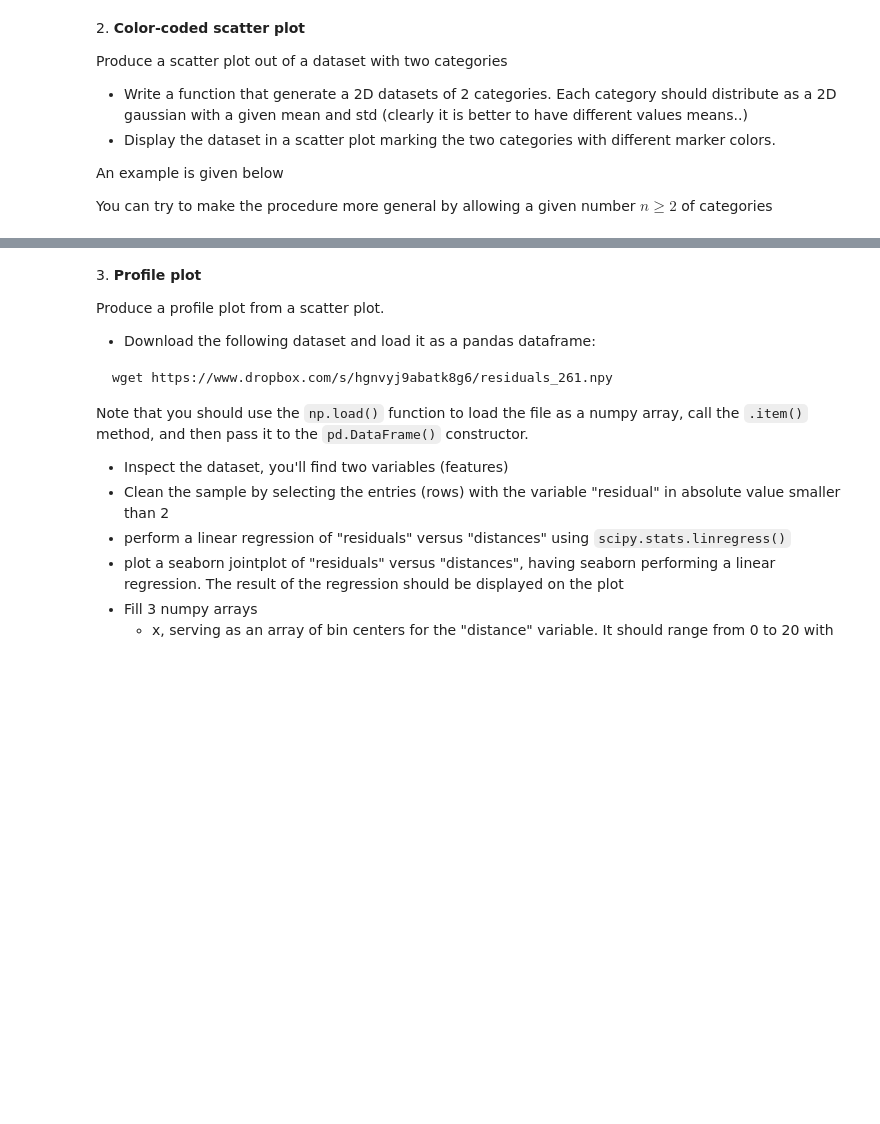
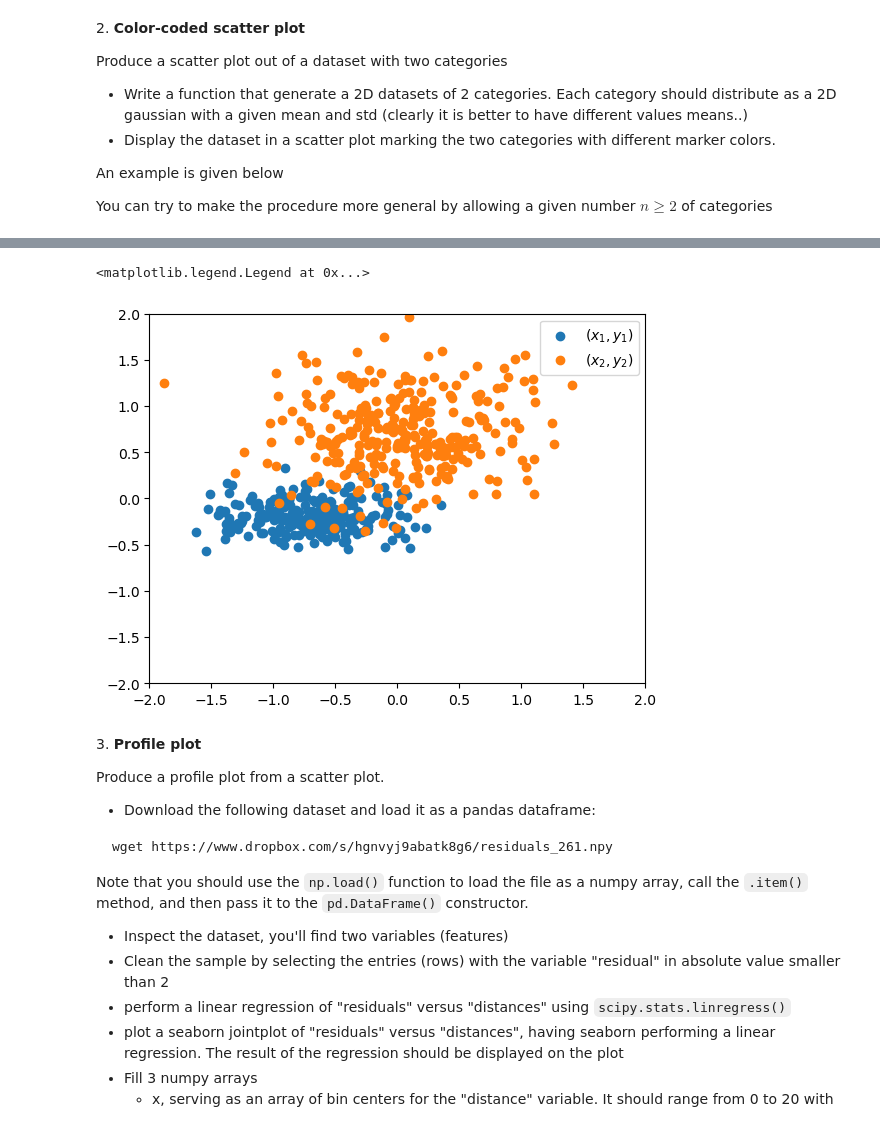
Before and after one commit to FrancescoLR02/LaboratoryOfComputationalPhysics_Y7, a Jupyter notebook: 07ex_Visualization.ipynb, the cells around one changed output, grey strips where cells are left out. Drawn from its saved outputs; the diff is of its cells as text; code cells hidden in the pictures; blank space fills up the shorter version.

```diff
--- a/07ex_Visualization.ipynb
+++ b/07ex_Visualization.ipynb
@@ -124,3 +109,31 @@ def GaussianCategory(N, Dim, ):
+# %%
+meanX1, meanX2, = np.random.uniform(-1, 1, 2)
+meanY1, meanY2 = np.random.uniform(-1, 1, 2)
+
+stdX1, stdX2 = np.random.uniform(0, 1, 2)
+stdY1, stdY2 = np.random.uniform(0, 1, 2)
+
+def Gaussian2D(meanX, stdX, meanY, stdY):
+   Number = np.random.randint(100, 300)
+   x = np.random.normal(meanX, stdX, Number)
+   y = np.random.normal(meanY, stdY, Number)
+
+   return (x, y)
+
+
+x1, y1 = Gaussian2D(meanX1, stdX1, meanY1, stdY1)
+x2, y2 = Gaussian2D(meanX2, stdX2, meanY2, stdY2)
+
+
+plt.figure()
+plt.scatter(x1, y1, label=r"$(x_1, y_1)$")
+plt.scatter(x2, y2, label=r"$(x_2, y_2)$")
+plt.xlim(-2, 2)
+plt.ylim(-2, 2)
+plt.legend()
+# %% [output]
+<matplotlib.legend.Legend at 0x...>
+[figure, added]
 # %% [markdown]
 3\. **Profile plot**
 
```
Also changed, not shown: parts of 8 cells of this notebook, 5 other files.
